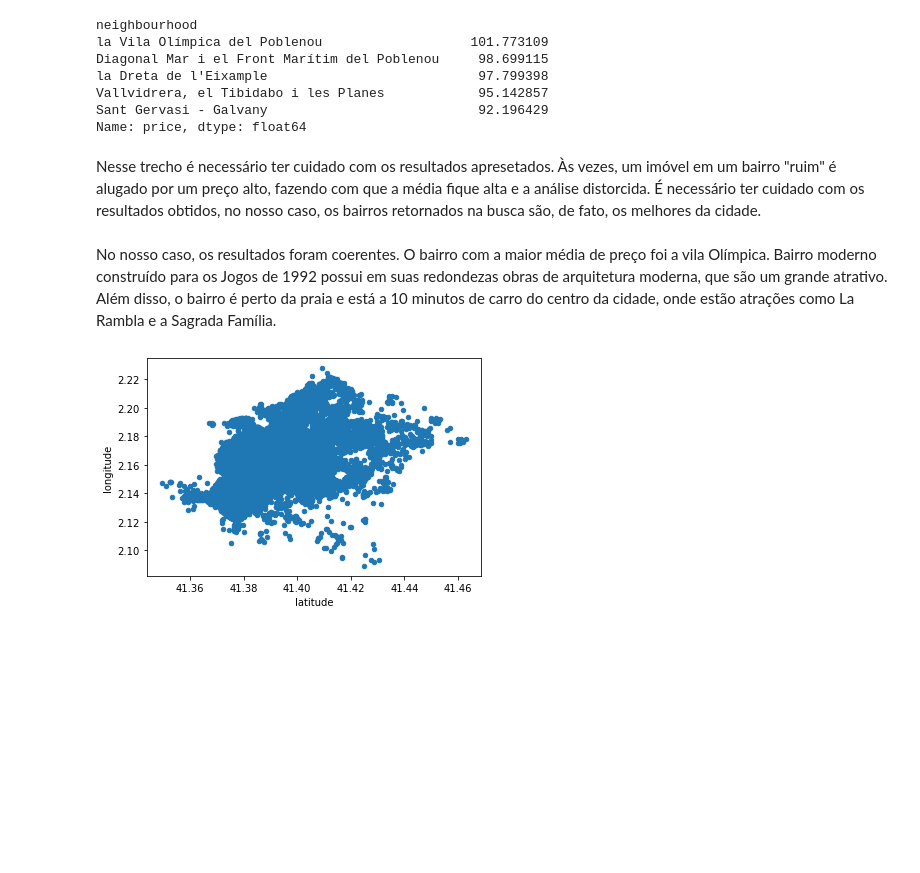
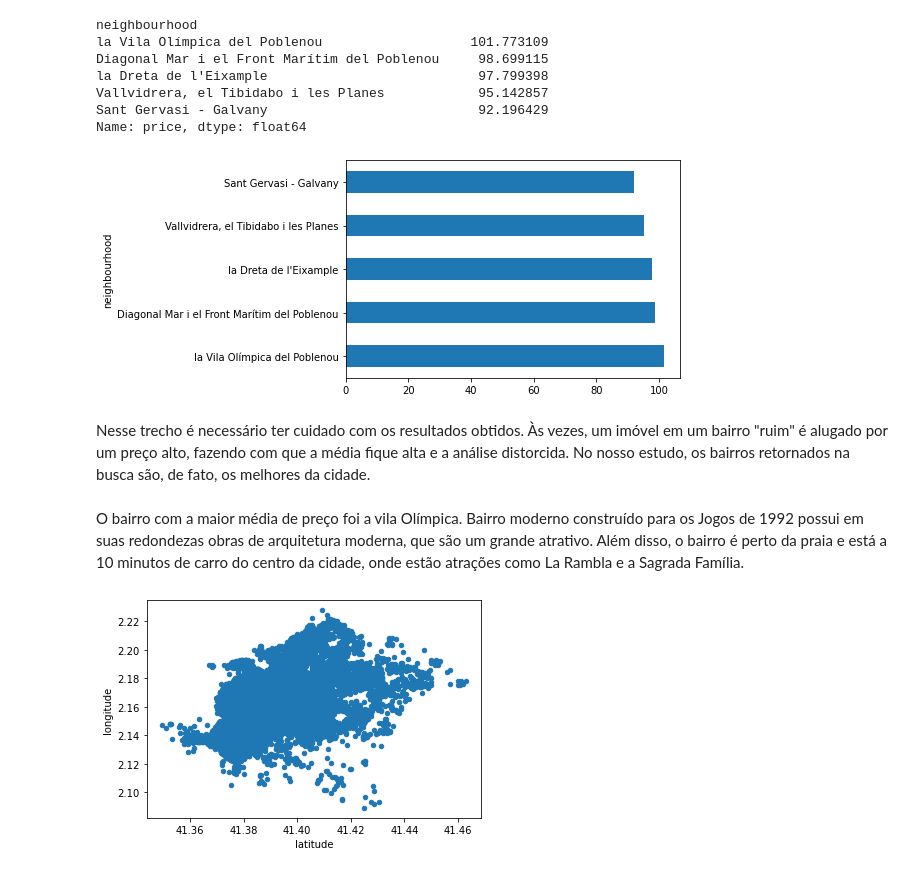
Before and after one commit to henriquepaes1/analiseairbnb, a Jupyter notebook: AirbnbBarcelona.ipynb, the cells around one changed output. Saved outputs shown, nothing was run; the diff lists cells and outputs as text; code cells hidden in the pictures; blank space fills up the shorter version.

```diff
--- a/AirbnbBarcelona.ipynb
+++ b/AirbnbBarcelona.ipynb
@@ -328,10 +356,14 @@ la Dreta de l'Eixample                           97.799398
 Vallvidrera, el Tibidabo i les Planes            95.142857
 Sant Gervasi - Galvany                           92.196429
 Name: price, dtype: float64
+# %%
+df_bcn.groupby("neighbourhood").price.mean().sort_values(ascending=False)[:5].plot(kind='barh');
+# %% [output]
+[figure, added]
 # %% [markdown]
-Nesse trecho é necessário ter cuidado com os resultados apresetados. Às vezes, um imóvel em um bairro "ruim" é alugado por um preço alto, fazendo com que a média fique alta e a análise distorcida. É necessário ter cuidado com os resultados obtidos, no nosso caso, os bairros retornados na busca são, de fato, os melhores da cidade.
+Nesse trecho é necessário ter cuidado com os resultados obtidos. Às vezes, um imóvel em um bairro "ruim" é alugado por um preço alto, fazendo com que a média fique alta e a análise distorcida. No nosso estudo, os bairros retornados na busca são, de fato, os melhores da cidade.
 # %% [markdown]
-No nosso caso, os resultados foram coerentes. O bairro com a maior média de preço foi a vila Olímpica. Bairro moderno construído para os Jogos de 1992 possui em suas redondezas obras de arquitetura moderna, que são um grande atrativo. Além disso, o bairro é perto da praia e está a 10 minutos de carro do centro da cidade, onde estão atrações como La Rambla e a Sagrada Família.
+O bairro com a maior média de preço foi a vila Olímpica. Bairro moderno construído para os Jogos de 1992 possui em suas redondezas obras de arquitetura moderna, que são um grande atrativo. Além disso, o bairro é perto da praia e está a 10 minutos de carro do centro da cidade, onde estão atrações como La Rambla e a Sagrada Família.
 # %%
 # plotar os imóveis pela latitude-longitude
 df_clean.plot.scatter(x='latitude', y='longitude');
```
Also changed, not shown: parts of 13 cells of this notebook.
